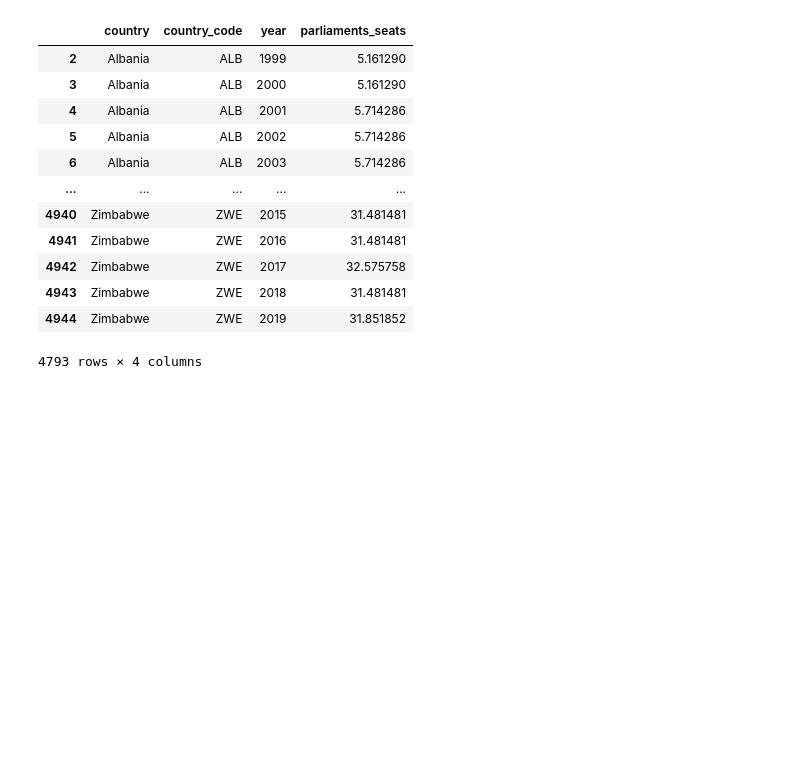
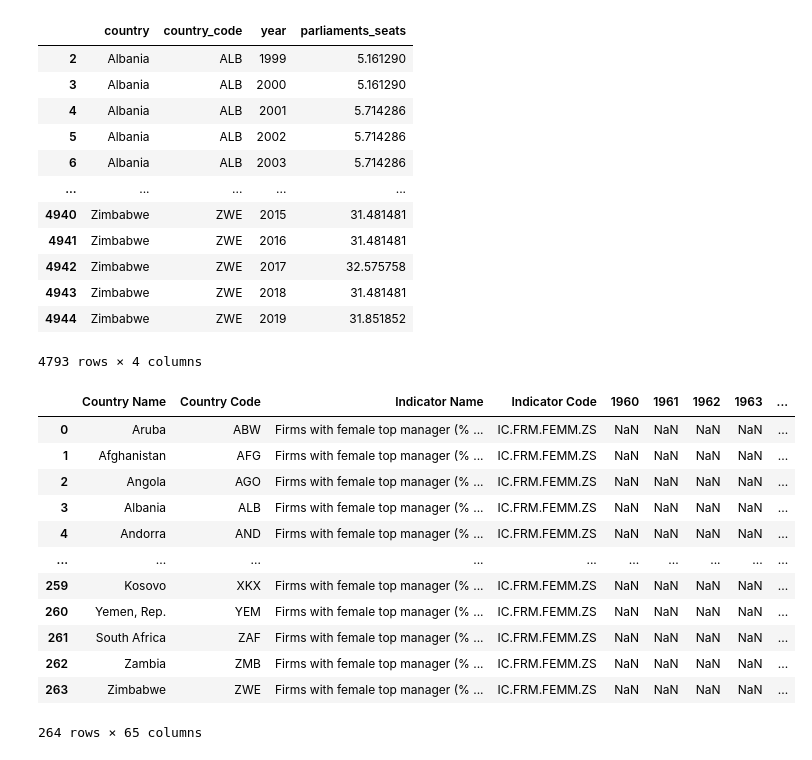
Before and after one commit to liliana-ilut/women-in-power, a Jupyter notebook: girlspower.ipynb, the cells around one changed output. Cells and saved outputs as stored; diff of their text form; code cells hidden in the pictures; blank space fills up the shorter version.

```diff
--- a/girlspower.ipynb
+++ b/girlspower.ipynb
@@ -72,3 +83,23 @@ df_rename
 | 4943 | Zimbabwe | ZWE | 2018 | 31.481481 |
 | 4944 | Zimbabwe | ZWE | 2019 | 31.851852 |
 4793 rows × 4 columns
+# %%
+df2="Resources/firms_with_female_managers.csv"
+
+#Read files and store in pandas
+df_firms = pd.read_csv(df2)
+df_firms
+# %% [output]
+|  | Country Name | Country Code | Indicator Name | Indicator Code | 1960 | 1961 | 1962 | 1963 | ... |
+| 0 | Aruba | ABW | Firms with female top manager (% ... | IC.FRM.FEMM.ZS | NaN | NaN | NaN | NaN | ... |
+| 1 | Afghanistan | AFG | Firms with female top manager (% ... | IC.FRM.FEMM.ZS | NaN | NaN | NaN | NaN | ... |
+| 2 | Angola | AGO | Firms with female top manager (% ... | IC.FRM.FEMM.ZS | NaN | NaN | NaN | NaN | ... |
+| 3 | Albania | ALB | Firms with female top manager (% ... | IC.FRM.FEMM.ZS | NaN | NaN | NaN | NaN | ... |
+| 4 | Andorra | AND | Firms with female top manager (% ... | IC.FRM.FEMM.ZS | NaN | NaN | NaN | NaN | ... |
+| ... | ... | ... | ... | ... | ... | ... | ... | ... | ... |
+| 259 | Kosovo | XKX | Firms with female top manager (% ... | IC.FRM.FEMM.ZS | NaN | NaN | NaN | NaN | ... |
+| 260 | Yemen, Rep. | YEM | Firms with female top manager (% ... | IC.FRM.FEMM.ZS | NaN | NaN | NaN | NaN | ... |
+| 261 | South Africa | ZAF | Firms with female top manager (% ... | IC.FRM.FEMM.ZS | NaN | NaN | NaN | NaN | ... |
+| 262 | Zambia | ZMB | Firms with female top manager (% ... | IC.FRM.FEMM.ZS | NaN | NaN | NaN | NaN | ... |
+| 263 | Zimbabwe | ZWE | Firms with female top manager (% ... | IC.FRM.FEMM.ZS | NaN | NaN | NaN | NaN | ... |
+264 rows × 65 columns
```
Also changed, not shown: parts of 10 cells of this notebook, 2 other files.
